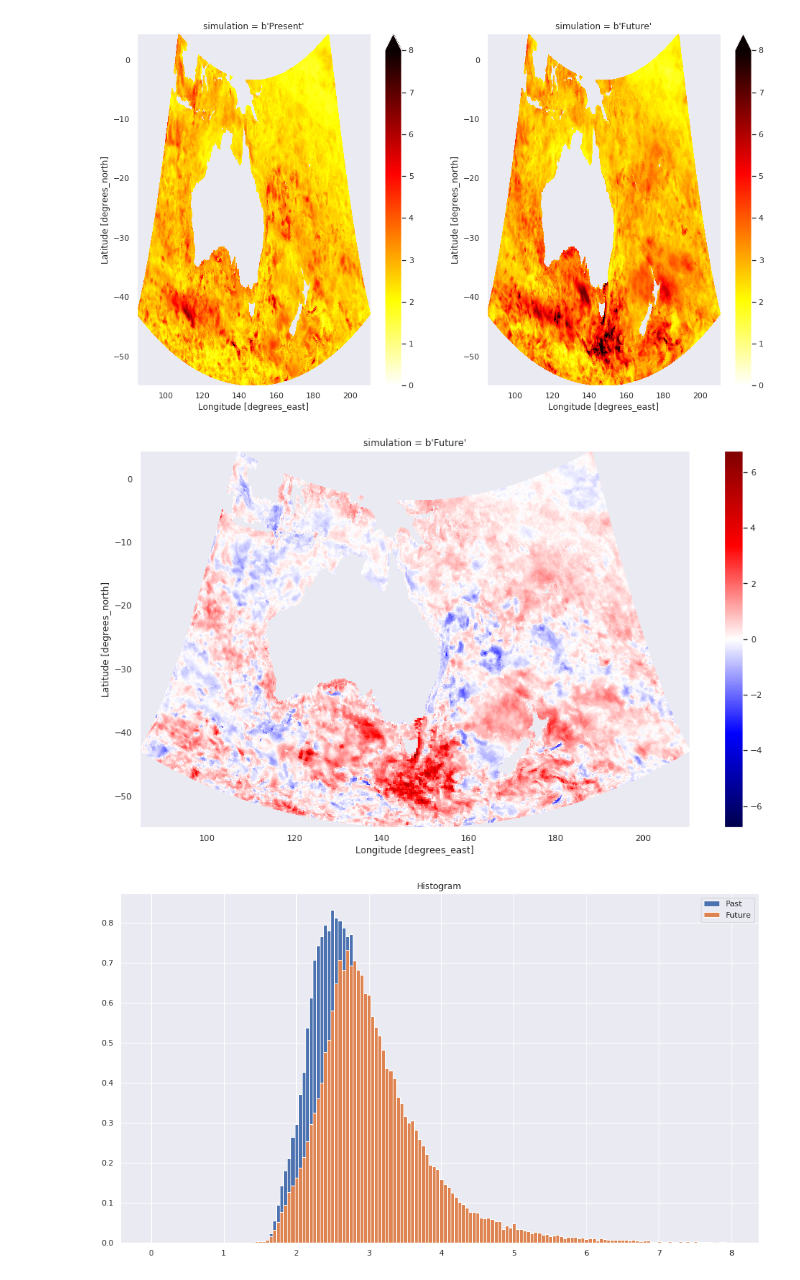
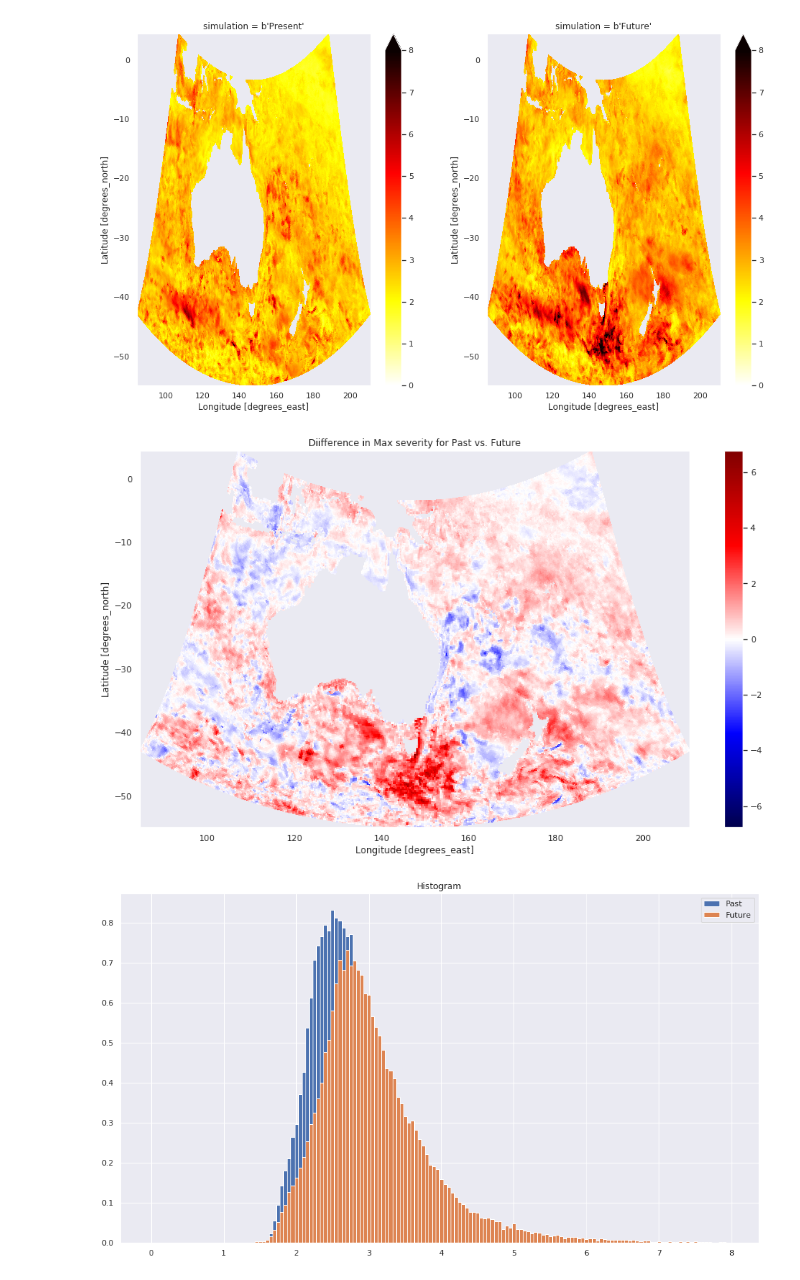
Before and after one commit to ritwik1111/MHW, a Jupyter notebook: Projects/sstPlots/MHW_Statistics.ipynb, the cells around one changed output. Drawn from its saved outputs; the diff is of its cells as text; code cells hidden in the pictures.

```diff
--- a/Projects/sstPlots/MHW_Statistics.ipynb
+++ b/Projects/sstPlots/MHW_Statistics.ipynb
@@ -72,8 +72,9 @@ maxFutSev.plot(cmap = 'hot_r',ax = ax2, x = 'nav_lon', y = 'nav_lat', vmin = vmi
 max_diff = xr.where(maxFutSev == 0, np.nan, maxFutSev - maxPastSev)
 # %%
 max_diff.plot(x = 'nav_lon', y = 'nav_lat', cmap = 'seismic');
+plt.title('Diifference in Max severity for Past vs. Future');
 # %% [output]
-[figure, old version]
+[figure, new version]
 # %%
 # Plots the frequencies/frequency density for each severity.
 bins = np.linspace(0,8,161)
```
Also changed, not shown: parts of 19 cells of this notebook.
